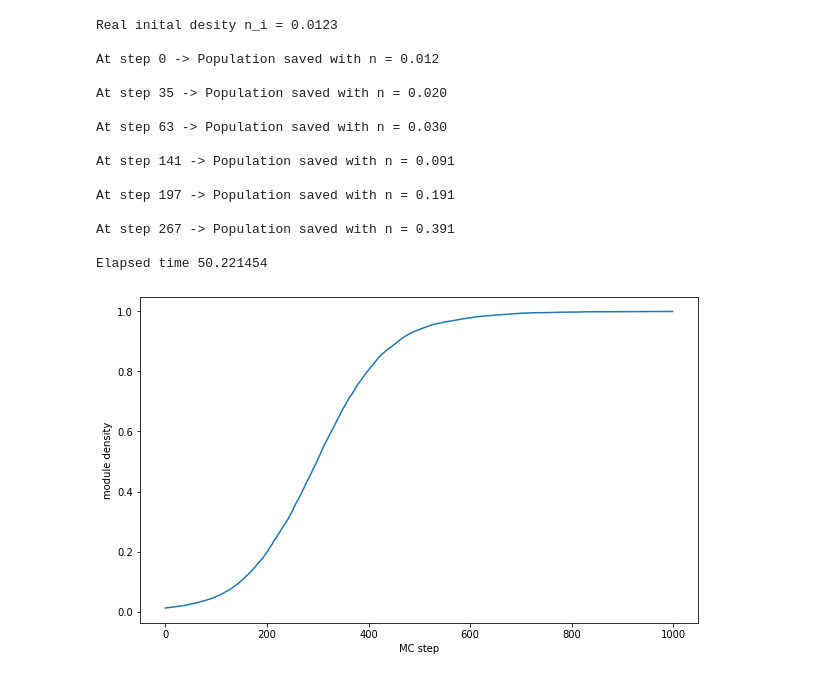
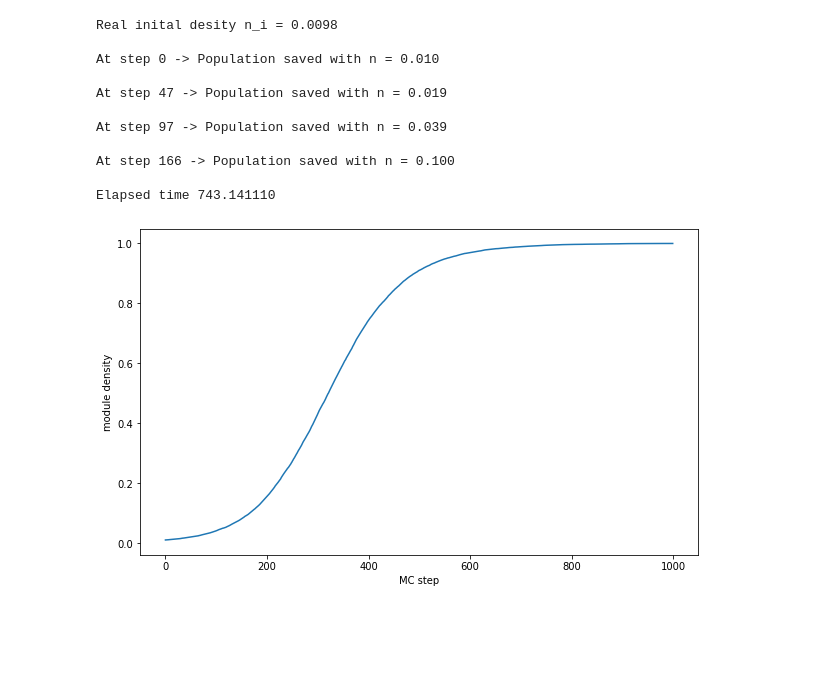
Before and after one commit to damhoe/pv-master, a Jupyter notebook: test_probability_distribution.ipynb, the cells around one changed output. Saved outputs shown, nothing was run; the diff lists cells and outputs as text; code cells hidden in the pictures; blank space fills up the shorter version.

```diff
--- a/test_probability_distribution.ipynb
+++ b/test_probability_distribution.ipynb
@@ -26,6 +26,7 @@ class Population:
         self.locs = copy(locs)
         self.n = n
         self.features = dict()
+        self.features_gain = dict()
 
         if mDist.shape != (self.N, self.N):
             self.mDist = squareform(pdist(locs))
@@ -57,6 +58,7 @@ class Population:
         """
         # init the radii
         self.features = dict()
+        self.features_gain = dict()
         radii = linspace(rmin, rmax, num=nr, endpoint=True)
 
         # helper for calculating density gains
@@ -73,7 +75,8 @@ class Population:
 
             density_gain = density - previous_density
 
-            self.features[radius] = density_gain
+            self.features_gain[radius] = density_gain
+            self.features[radius] = density
 
             previous_density = density
 
@@ -84,6 +87,37 @@ class Population:
 
         # prepare data
         data = stack(list(self.features.values()), axis=1)
+        targets = self.state
+
+        X_train, X_test, y_train, y_test = train_test_split(
+            data, targets, random_state=100)
+
+        n_est = 100
+        model = RF(n_estimators=n_est).fit(X_train, y_train)
+
+        # output
+        print("Trained Random Forest with n_est=%d." % n_est)
+        print("--- Test Sample Size: \t %d" % y_test.size)
+        print("--- Train Sample Size: \t %d" % y_train.size)
+        print("\n--> Score: \t %.2f" % model.score(X_test, y_test))
+
+        # calculate importances
+        imp = permutation_importance(
+            model, X_test, y_test,
+            n_repeats=10, random_state=100, scoring='roc_auc')
+
+
+
+        return imp.importances_mean, imp.importances_std
+
+    def analyse_gain(self):
+        """
+        Train Random Forest and compute feature importance
+        for density gain features.
+        """
+
+        # prepare data
+        data = stack(list(self.features_gain.values()), axis=1)
         targets = self.state
 
         X_train, X_test, y_train, y_test = train_test_split(
@@ -137,7 +171,7 @@ r0 = 0.21 # km
 ## original number N=3*10^5
 ## rescale for computability (limited memory capacity)
 NO = 300000
-scale = 1.0 / 30
+scale = 1.0 / 15
 N = int(NO * scale)
 
 # area under test L^2
@@ -166,7 +200,7 @@ n_real = density(state)
 
 print("Real inital desity n_i = %.4f\n" % n_real)
 
-exp_all_dist = exp(-all_dist*all_dist)
+exp_all_dist = exp(-all_dist)
 
 def mc_step(locs, state):
     #
@@ -191,48 +225,44 @@ populations = []
 n_steps = 1000
 tStart = time()
 
-tol = 1e-2
-ns = [0.02, 0.03, 0.04, 0.1, 0.2, 0.4]
+tol = 1e-3
+ns = [0.01, 0.02, 0.04, 0.1,]
 
 for step in range(n_steps):
     mc_step(locs, state)
     n = density(state)
     densities.append(n)
 
     #if step >= 100 and step < 600 \
     #    and step % 100 == 0:
     for ni in ns:
         if abs(ni - n) < tol:
             ns.pop(0)
             # print information
             print("At step %d -> Population saved with n = %.3f\n" % (step, n))
             populations.append(Population(state, locs, n, mDist=all_dist))
 
 elapsed = time() - tStart
 print("Elapsed time %f" % elapsed)
 
 fig = plt.figure(figsize=(10, 6))
 plt.plot(densities)
 plt.xlabel('MC step')
 plt.ylabel('module density')
 plt.show()
 # %% [output]
-Real inital desity n_i = 0.0123
+Real inital desity n_i = 0.0098
 
-At step 0 -> Population saved with n = 0.012
+At step 0 -> Population saved with n = 0.010
 
-At step 35 -> Population saved with n = 0.020
+At step 47 -> Population saved with n = 0.019
 
-At step 63 -> Population saved with n = 0.030
+At step 97 -> Population saved with n = 0.039
 
-At step 141 -> Population saved with n = 0.091
+At step 166 -> Population saved with n = 0.100
 
-At step 197 -> Population saved with n = 0.191
-
-At step 267 -> Population saved with n = 0.391
-
-Elapsed time 50.221454
+Elapsed time 743.141110
-[figure, old version]
+[figure, new version]
 # %%
 """
 --------------------------------
```
Also changed, not shown: parts of 2 cells of this notebook.
